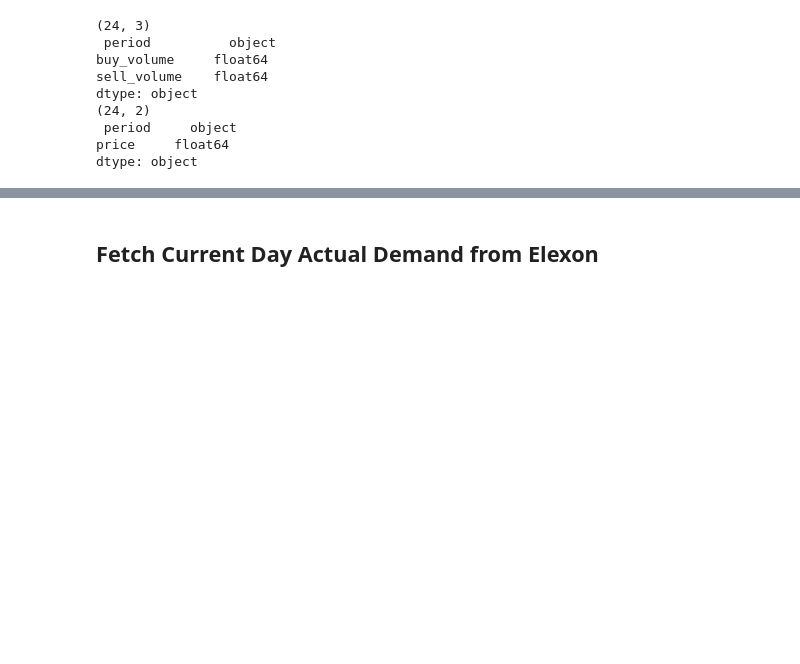
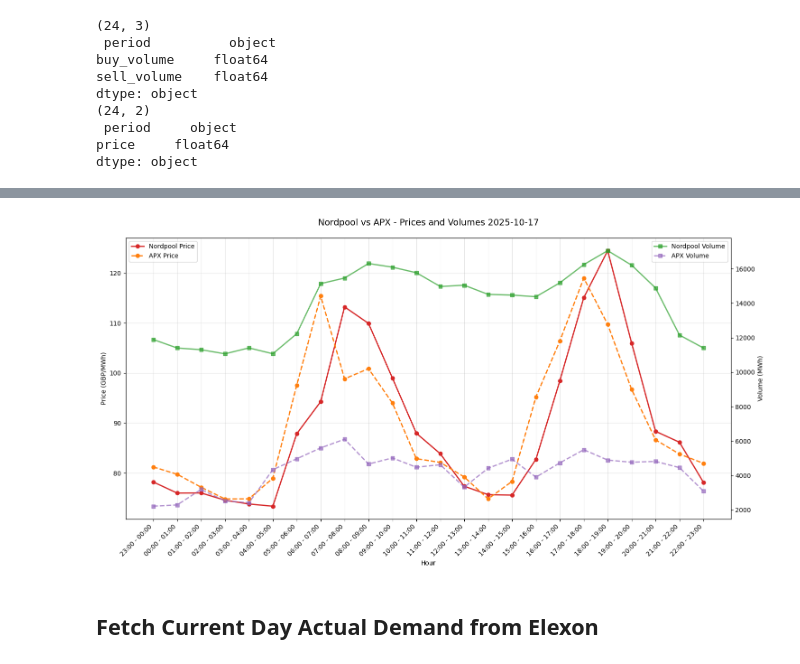
Before and after one commit to watsonam/watsonam.github.io, a Jupyter notebook: power_research/demand_data.ipynb, the cells around one changed output, grey strips where cells are left out. Saved outputs shown, nothing was run; the diff lists cells and outputs as text; code cells hidden in the pictures; blank space fills up the shorter version.

```diff
--- a/power_research/demand_data.ipynb
+++ b/power_research/demand_data.ipynb
@@ -182,3 +251,43 @@ apx_data = get_apx_market_index('2025-10-16', '2025-10-18').query('settlementDat
+# %%
+import pandas as pd
+
+apx_hourly = apx_data_sorted.copy()
+apx_hourly['hour'] = ((apx_data_sorted['settlementPeriod'] - 1) // 2) + 1
+apx_hourly_agg = apx_hourly.groupby('hour').agg({
+    'price': 'mean',
+    'volume': 'sum'
+}).reset_index()
+
+fig, ax1 = plt.subplots(figsize=(15, 8))
+
+color_np_price = 'tab:red'
+color_apx_price = 'tab:orange'
+color_np_volume = 'tab:green'
+color_apx_volume = 'tab:purple'
+
+ax1.set_xlabel('Hour')
+ax1.set_ylabel('Price (GBP/MWh)', color='black')
+ax1.plot(range(len(nord_pool_df)), nord_pool_df['price'], marker='o', color=color_np_price, label='Nordpool Price', linewidth=2)
+ax1.plot(apx_hourly_agg['hour']-1, apx_hourly_agg['price'], marker='o', color=color_apx_price, label='APX Price', linewidth=2, linestyle='--')
+ax1.tick_params(axis='y', labelcolor='black')
+ax1.grid(True, alpha=0.3)
+
+ax2 = ax1.twinx()
+ax2.set_ylabel('Volume (MWh)', color='black')
+ax2.plot(range(len(nord_pool_volumes_df)), nord_pool_volumes_df['sell_volume'], marker='s', color=color_np_volume, label='Nordpool Volume', linewidth=2, alpha=0.7)
+ax2.plot(apx_hourly_agg['hour']-1, apx_hourly_agg['volume'], marker='s', color=color_apx_volume, label='APX Volume', linewidth=2, alpha=0.7, linestyle='--')
+ax2.tick_params(axis='y', labelcolor='black')
+
+ax1.set_xticks(range(len(nord_pool_df)))
+ax1.set_xticklabels(nord_pool_df['period'], rotation=45, ha='right')
+ax1.set_title(f'Nordpool vs APX - Prices and Volumes {SETTLEMENT_DATE}', fontsize=14, pad=20)
+ax1.legend(loc='upper left')
+ax2.legend(loc='upper right')
+
+plt.tight_layout()
+plt.show()
+# %% [output]
+[figure, added]
 # %% [markdown]
 ## Fetch Current Day Actual Demand from Elexon
 # %%
```
Also changed, not shown: parts of 8 cells of this notebook, 2 other files.
